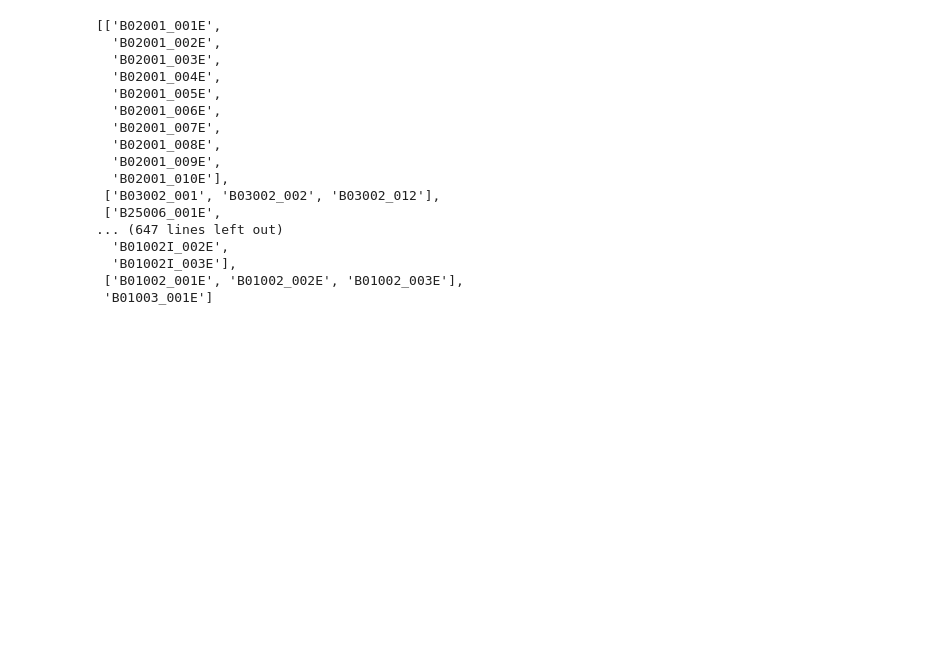
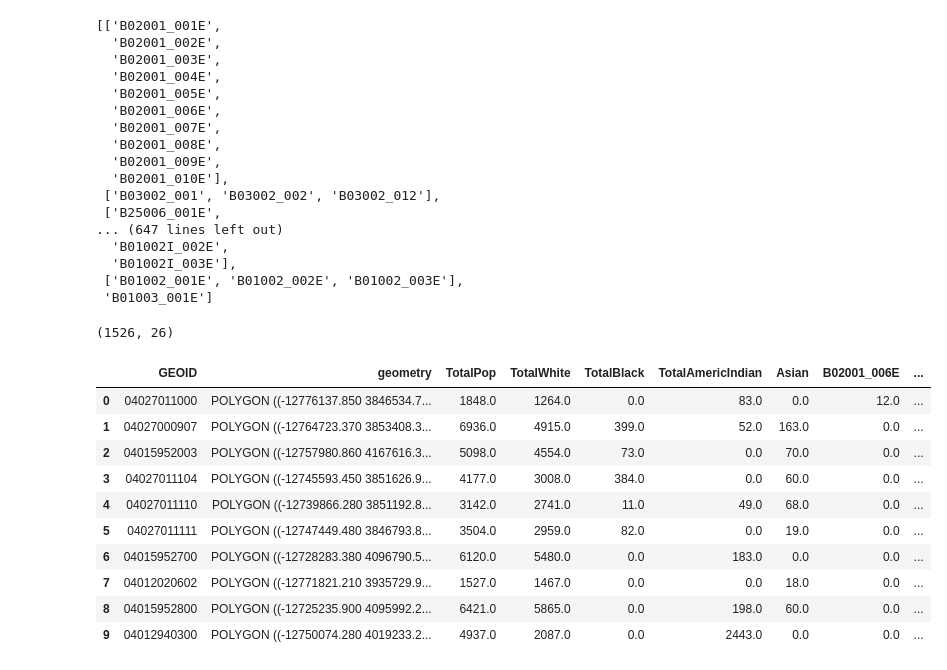
Before and after one commit to LeDataSciFi/FinTech-Capstone-2023, a Jupyter notebook: ACSVariables.ipynb, the cells around one changed output. Saved outputs shown, nothing was run; the diff lists cells and outputs as text; code cells hidden in the pictures; blank space fills up the shorter version.

```diff
--- a/ACSVariables.ipynb
+++ b/ACSVariables.ipynb
@@ -591,3 +591,30 @@ varList
   'B01002I_003E'],
  ['B01002_001E', 'B01002_002E', 'B01002_003E'],
  'B01003_001E']
+# %%
+testVars = ["B02001_001E", "B02001_002E", "B02001_003E", "B02001_004E", "B02001_005E", "B02001_006E", "B02001_007E", "B02001_008E", "B02001_009E", "B02001_010E", "B19013_001E", "B19013A_001E", "B19013B_001E", "B19013C_001E", "B19013D_001E", "B19013E_001E", "B19013F_001E", "B19013G_001E", "B19013H_001E", "B19013I_001E"]
+# %%
+az = acs.from_state('AZ',level='tract',variables= testVars)
+az.shape # of tracts
+# %% [output]
+(1526, 26)
+# %%
+az.rename(columns = {"B02001_001E": "TotalPop",
+                     "B02001_002E": "TotalWhite",
+                     "B02001_003E": "TotalBlack",
+                     "B02001_004E": "TotalAmericIndian",
+                     "B02001_005E": "Asian"}, inplace=True)
+# %%
+az.head(10)
+# %% [output]
+|  | GEOID | geometry | TotalPop | TotalWhite | TotalBlack | TotalAmericIndian | Asian | B02001_006E | ... |
+| 0 | 04027011000 | POLYGON ((-12776137.850 3846534.7... | 1848.0 | 1264.0 | 0.0 | 83.0 | 0.0 | 12.0 | ... |
+| 1 | 04027000907 | POLYGON ((-12764723.370 3853408.3... | 6936.0 | 4915.0 | 399.0 | 52.0 | 163.0 | 0.0 | ... |
+| 2 | 04015952003 | POLYGON ((-12757980.860 4167616.3... | 5098.0 | 4554.0 | 73.0 | 0.0 | 70.0 | 0.0 | ... |
+| 3 | 04027011104 | POLYGON ((-12745593.450 3851626.9... | 4177.0 | 3008.0 | 384.0 | 0.0 | 60.0 | 0.0 | ... |
+| 4 | 04027011110 | POLYGON ((-12739866.280 3851192.8... | 3142.0 | 2741.0 | 11.0 | 49.0 | 68.0 | 0.0 | ... |
+| 5 | 04027011111 | POLYGON ((-12747449.480 3846793.8... | 3504.0 | 2959.0 | 82.0 | 0.0 | 19.0 | 0.0 | ... |
+| 6 | 04015952700 | POLYGON ((-12728283.380 4096790.5... | 6120.0 | 5480.0 | 0.0 | 183.0 | 0.0 | 0.0 | ... |
+| 7 | 04012020602 | POLYGON ((-12771821.210 3935729.9... | 1527.0 | 1467.0 | 0.0 | 0.0 | 18.0 | 0.0 | ... |
+| 8 | 04015952800 | POLYGON ((-12725235.900 4095992.2... | 6421.0 | 5865.0 | 0.0 | 198.0 | 60.0 | 0.0 | ... |
+| 9 | 04012940300 | POLYGON ((-12750074.280 4019233.2... | 4937.0 | 2087.0 | 0.0 | 2443.0 | 0.0 | 0.0 | ... |
```
Also changed, not shown: 1 other file.
